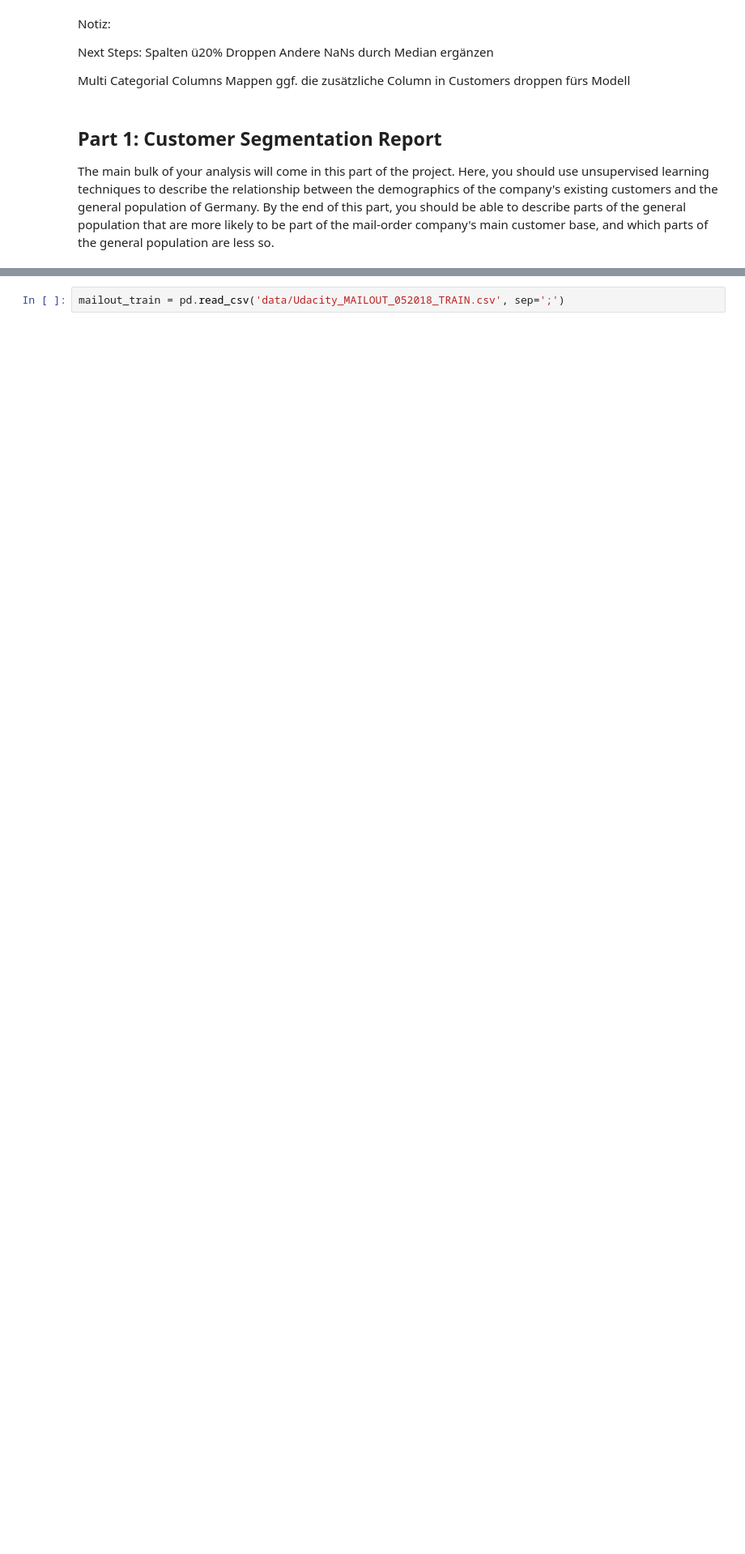
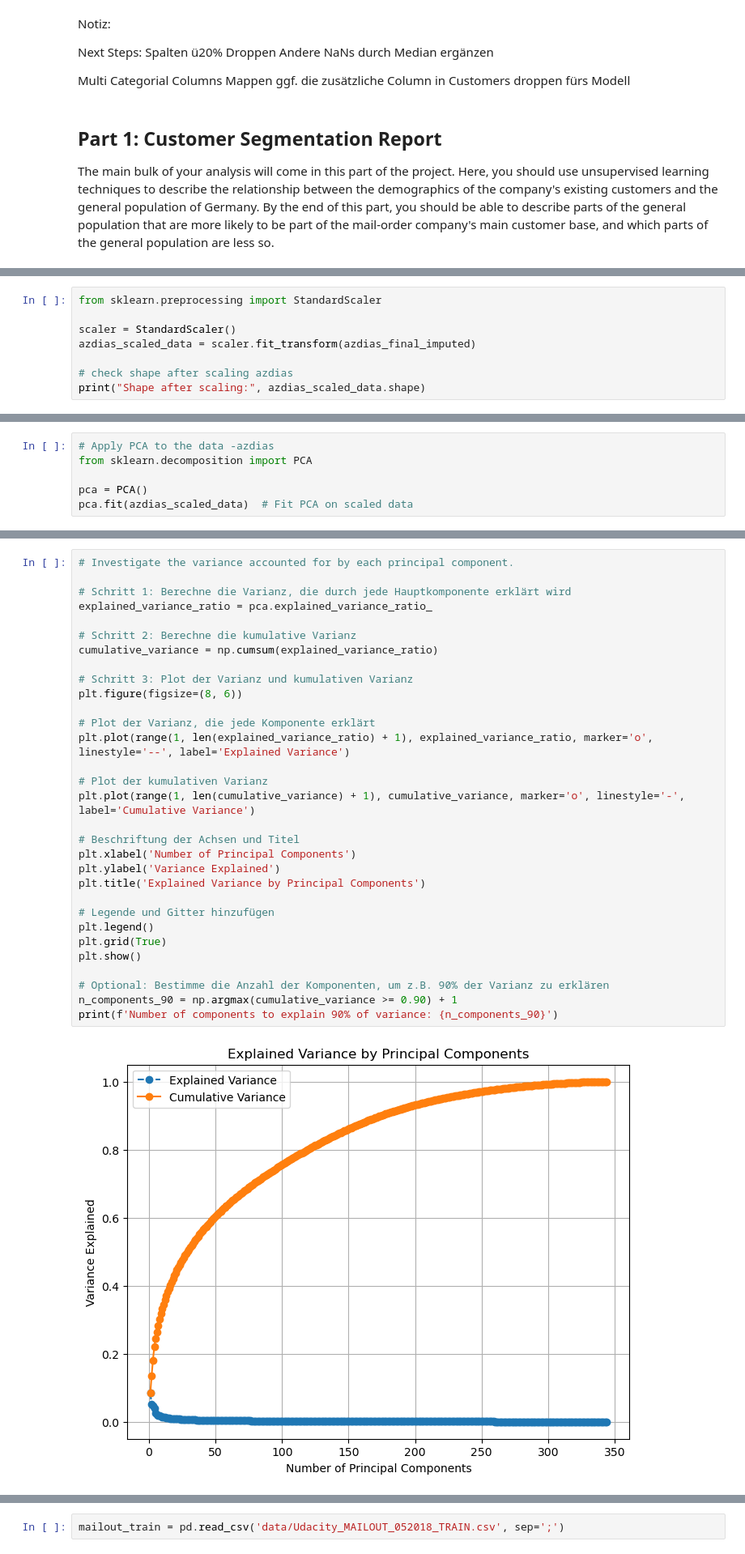
Before and after one commit to fabiandatascience/udacitycapstoneproject, a Jupyter notebook: Arvato Project Workbook.ipynb, the cells around one changed output, grey strips where cells are left out. Shown: that part at 81% size. Saved outputs shown, nothing was run; the diff lists cells and outputs as text; blank space fills up the shorter version.

```diff
--- a/Arvato Project Workbook.ipynb
+++ b/Arvato Project Workbook.ipynb
@@ -1228,0 +1262,8 @@ The main bulk of your analysis will come in this part of the project. Here, you
+# %%
+from sklearn.preprocessing import StandardScaler
+
+scaler = StandardScaler()
+azdias_scaled_data = scaler.fit_transform(azdias_final_imputed)
+
+# check shape after scaling azdias
+print("Shape after scaling:", azdias_scaled_data.shape)
@@ -1228,0 +1293,6 @@ The main bulk of your analysis will come in this part of the project. Here, you
+# %%
+# Apply PCA to the data -azdias
+from sklearn.decomposition import PCA
+
+pca = PCA()
+pca.fit(azdias_scaled_data)  # Fit PCA on scaled data
@@ -1228,0 +1301,33 @@ The main bulk of your analysis will come in this part of the project. Here, you
+# %%
+# Investigate the variance accounted for by each principal component.
+
+# Schritt 1: Berechne die Varianz, die durch jede Hauptkomponente erklärt wird
+explained_variance_ratio = pca.explained_variance_ratio_
+
+# Schritt 2: Berechne die kumulative Varianz
+cumulative_variance = np.cumsum(explained_variance_ratio)
+
+# Schritt 3: Plot der Varianz und kumulativen Varianz
+plt.figure(figsize=(8, 6))
+
+# Plot der Varianz, die jede Komponente erklärt
+plt.plot(range(1, len(explained_variance_ratio) + 1), explained_variance_ratio, marker='o', linestyle='--', label='Explained Variance')
+
+# Plot der kumulativen Varianz
+plt.plot(range(1, len(cumulative_variance) + 1), cumulative_variance, marker='o', linestyle='-', label='Cumulative Variance')
+
+# Beschriftung der Achsen und Titel
+plt.xlabel('Number of Principal Components')
+plt.ylabel('Variance Explained')
+plt.title('Explained Variance by Principal Components')
+
+# Legende und Gitter hinzufügen
+plt.legend()
+plt.grid(True)
+plt.show()
+
+# Optional: Bestimme die Anzahl der Komponenten, um z.B. 90% der Varianz zu erklären
+n_components_90 = np.argmax(cumulative_variance >= 0.90) + 1
+print(f'Number of components to explain 90% of variance: {n_components_90}')
+# %% [output]
+[figure, added]
```
Also changed, not shown: parts of 22 cells of this notebook.
